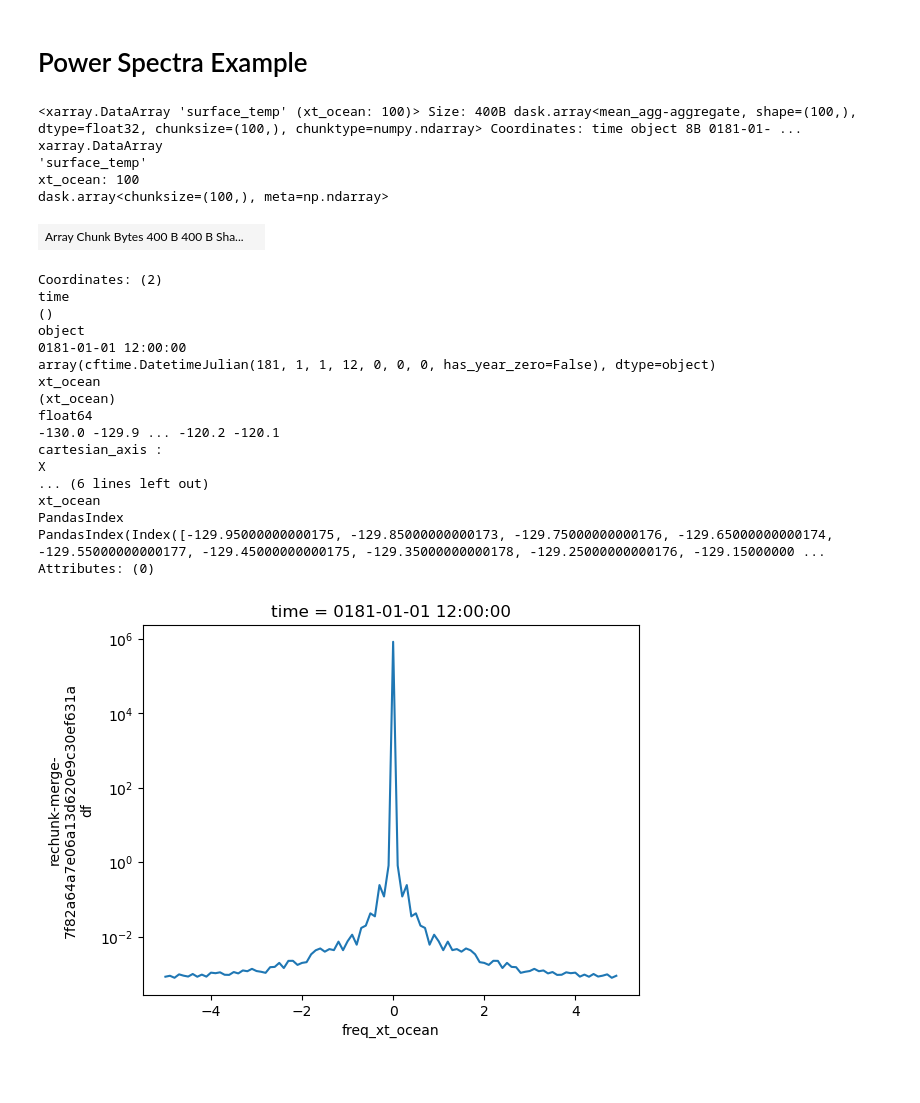
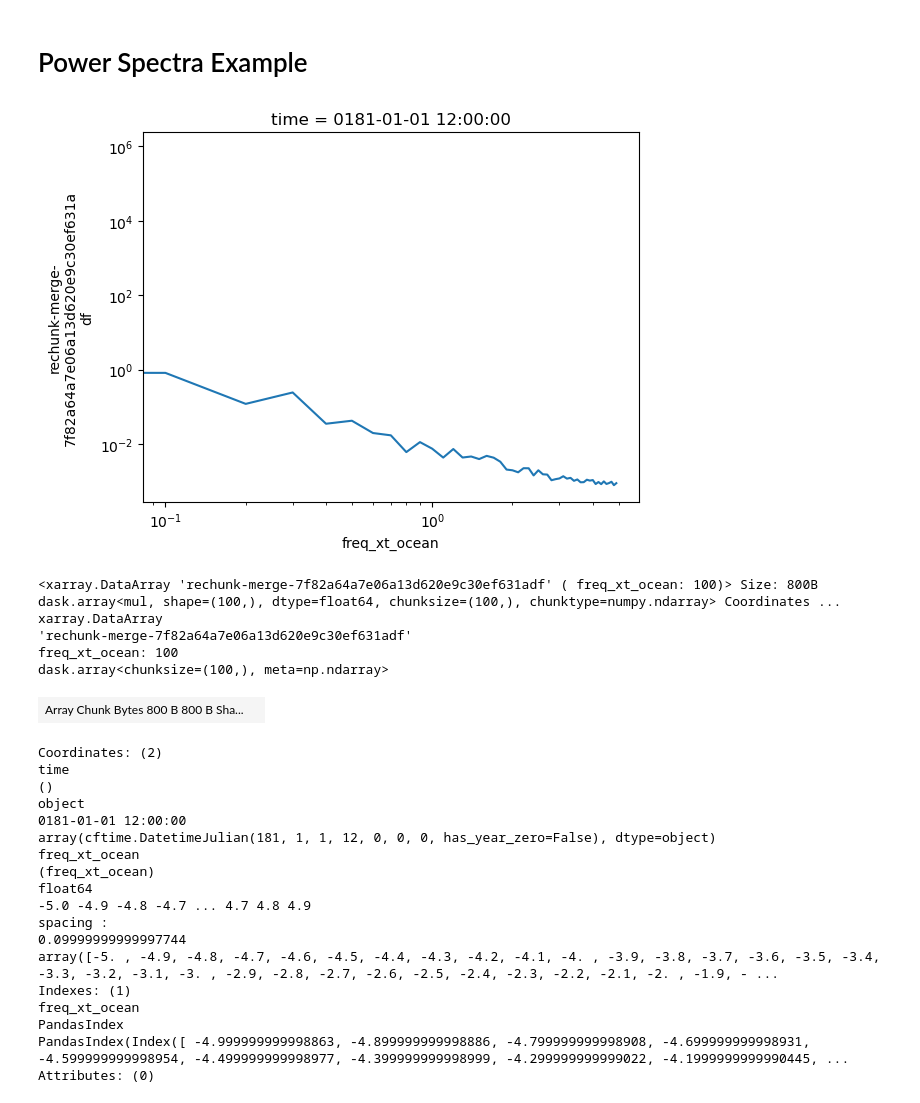
Before and after one commit to ocean-transport/air-sea-ML, a Jupyter notebook: powerSpectraTrial.ipynb, the cells around one changed output. Cells and saved outputs as stored; diff of their text form; code cells hidden in the pictures; blank space fills up the shorter version.

```diff
--- a/powerSpectraTrial.ipynb
+++ b/powerSpectraTrial.ipynb
@@ -343,35 +402,36 @@ Fda_1.real.plot()
 # %% [markdown]
 # Power Spectra Example
-# %%
-ds_finalTest_latAvg = ds_finalTest.mean(dim="yt_ocean")
-ds_finalTest_latAvg
-# %% [output]
-<xarray.DataArray 'surface_temp' (xt_ocean: 100)> Size: 400B dask.array<mean_agg-aggregate, shape=(100,), dtype=float32, chunksize=(100,), chunktype=numpy.ndarray> Coordinates: time object 8B 0181-01- ...
-xarray.DataArray
-'surface_temp'
-xt_ocean: 100
-dask.array<chunksize=(100,), meta=np.ndarray>
-| Array Chunk Bytes 400 B 400 B Sha... |  |
-Coordinates: (2)
-time
-()
-object
-0181-01-01 12:00:00
-array(cftime.DatetimeJulian(181, 1, 1, 12, 0, 0, 0, has_year_zero=False), dtype=object)
-xt_ocean
-(xt_ocean)
-float64
--130.0 -129.9 ... -120.2 -120.1
-cartesian_axis :
-X
-... (6 lines left out)
-xt_ocean
-PandasIndex
-PandasIndex(Index([-129.95000000000175, -129.85000000000173, -129.75000000000176, -129.65000000000174, -129.55000000000177, -129.45000000000175, -129.35000000000178, -129.25000000000176, -129.15000000 ...
-Attributes: (0)
 # %%
-ps = xrft.power_spectrum(ds_finalTest_latAvg, dim=['xt_ocean'])
+ps = xrft.power_spectrum(ds_finalTest.mean(dim='yt_ocean'), dim='xt_ocean')
 ps.plot()
 plt.yscale('log')
+plt.xscale('log')
 # %% [output]
-[figure, old version]
+[figure, new version]
+# %%
+ps
+# %% [output]
+<xarray.DataArray 'rechunk-merge-7f82a64a7e06a13d620e9c30ef631adf' ( freq_xt_ocean: 100)> Size: 800B dask.array<mul, shape=(100,), dtype=float64, chunksize=(100,), chunktype=numpy.ndarray> Coordinates ...
+xarray.DataArray
+'rechunk-merge-7f82a64a7e06a13d620e9c30ef631adf'
+freq_xt_ocean: 100
+dask.array<chunksize=(100,), meta=np.ndarray>
+| Array Chunk Bytes 800 B 800 B Sha... |  |
+Coordinates: (2)
+time
+()
+object
+0181-01-01 12:00:00
+array(cftime.DatetimeJulian(181, 1, 1, 12, 0, 0, 0, has_year_zero=False), dtype=object)
+freq_xt_ocean
+(freq_xt_ocean)
+float64
+-5.0 -4.9 -4.8 -4.7 ... 4.7 4.8 4.9
+spacing :
+0.09999999999997744
+array([-5. , -4.9, -4.8, -4.7, -4.6, -4.5, -4.4, -4.3, -4.2, -4.1, -4. , -3.9, -3.8, -3.7, -3.6, -3.5, -3.4, -3.3, -3.2, -3.1, -3. , -2.9, -2.8, -2.7, -2.6, -2.5, -2.4, -2.3, -2.2, -2.1, -2. , -1.9, - ...
+Indexes: (1)
+freq_xt_ocean
+PandasIndex
+PandasIndex(Index([ -4.999999999998863, -4.899999999998886, -4.799999999998908, -4.699999999998931, -4.599999999998954, -4.499999999998977, -4.399999999998999, -4.299999999999022, -4.1999999999990445, ...
+Attributes: (0)
```
Also changed, not shown: parts of 9 cells of this notebook.
